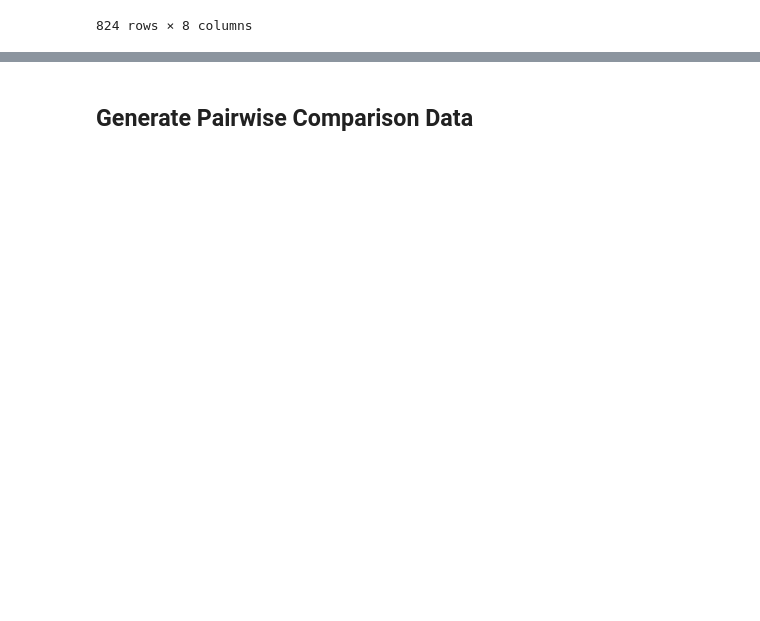
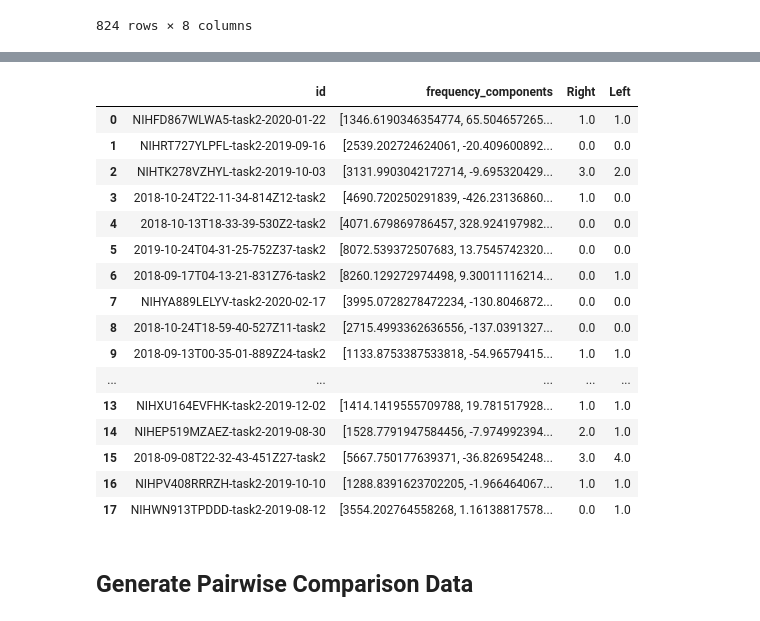
Before and after one commit to saiful1105020/park_motor, a Jupyter notebook: ML Models/RankingDatasetExploration.ipynb, the cells around one changed output, grey strips where cells are left out. Cells and saved outputs as stored; diff of their text form; code cells hidden in the pictures; blank space fills up the shorter version.

```diff
--- a/ML Models/RankingDatasetExploration.ipynb
+++ b/ML Models/RankingDatasetExploration.ipynb
@@ -310,3 +365,23 @@ textfile.close()
+# %%
+dev
+# %% [output]
+|  | id | frequency_components | Right | Left |
+| 0 | NIHFD867WLWA5-task2-2020-01-22 | [1346.6190346354774, 65.504657265... | 1.0 | 1.0 |
+| 1 | NIHRT727YLPFL-task2-2019-09-16 | [2539.202724624061, -20.409600892... | 0.0 | 0.0 |
+| 2 | NIHTK278VZHYL-task2-2019-10-03 | [3131.9903042172714, -9.695320429... | 3.0 | 2.0 |
+| 3 | 2018-10-24T22-11-34-814Z12-task2 | [4690.720250291839, -426.23136860... | 1.0 | 0.0 |
+| 4 | 2018-10-13T18-33-39-530Z2-task2 | [4071.679869786457, 328.924197982... | 0.0 | 0.0 |
+| 5 | 2019-10-24T04-31-25-752Z37-task2 | [8072.539372507683, 13.7545742320... | 0.0 | 0.0 |
+| 6 | 2018-09-17T04-13-21-831Z76-task2 | [8260.129272974498, 9.30011116214... | 0.0 | 1.0 |
+| 7 | NIHYA889LELYV-task2-2020-02-17 | [3995.0728278472234, -130.8046872... | 0.0 | 0.0 |
+| 8 | 2018-10-24T18-59-40-527Z11-task2 | [2715.4993362636556, -137.0391327... | 0.0 | 0.0 |
+| 9 | 2018-09-13T00-35-01-889Z24-task2 | [1133.8753387533818, -54.96579415... | 1.0 | 1.0 |
+| ... | ... | ... | ... | ... |
+| 13 | NIHXU164EVFHK-task2-2019-12-02 | [1414.1419555709788, 19.781517928... | 1.0 | 1.0 |
+| 14 | NIHEP519MZAEZ-task2-2019-08-30 | [1528.7791947584456, -7.974992394... | 2.0 | 1.0 |
+| 15 | 2018-09-08T22-32-43-451Z27-task2 | [5667.750177639371, -36.826954248... | 3.0 | 4.0 |
+| 16 | NIHPV408RRRZH-task2-2019-10-10 | [1288.8391623702205, -1.966464067... | 1.0 | 1.0 |
+| 17 | NIHWN913TPDDD-task2-2019-08-12 | [3554.202764558268, 1.16138817578... | 0.0 | 1.0 |
 # %% [markdown]
 ## Generate Pairwise Comparison Data
 # %%
```
Also changed, not shown: parts of 13 cells of this notebook, 10 other files.
